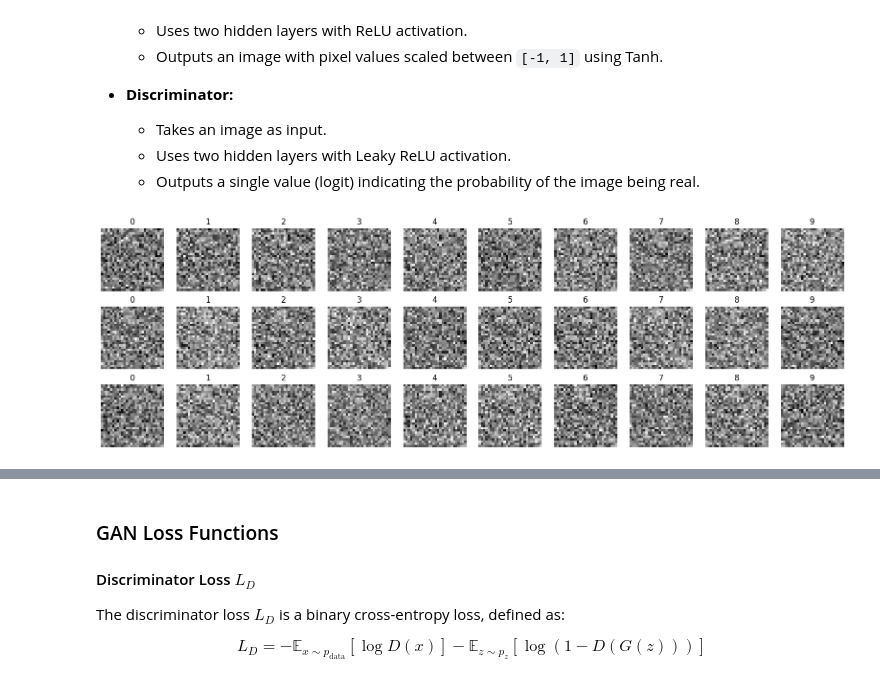
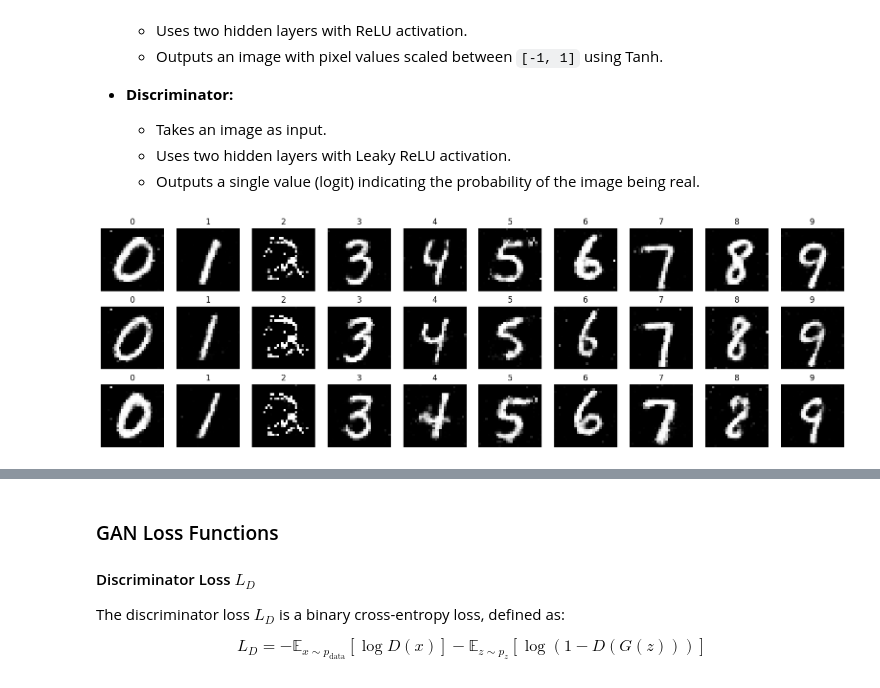
Before and after one commit to Lv1g1/GAN-NAML-Project, a Jupyter notebook: GAN.ipynb, the cells around one changed output, grey strips where cells are left out. Saved outputs shown, nothing was run; the diff lists cells and outputs as text; code cells hidden in the pictures.

Commit message:
Trained a few models

```diff
--- a/GAN.ipynb
+++ b/GAN.ipynb
@@ -24,16 +25,16 @@ validation_size = 10000
 
 rng = jax.random.PRNGKey(0)
 
-num_epochs = 1000
+num_epochs = 300
 gen_alpha = 0.5
 gen_beta = 0.999
 disc_alpha = 0.5
 disc_beta = 0.999
 gen_learning_rate = 1e-4
-disc_learning_rate = 1e-4
+disc_learning_rate = 1.618e-4
 
 # Define the checkpoint directory
-MODEL_DIR = os.path.abspath("models/small")
+MODEL_DIR = os.path.abspath("models/test6")
 
 LOAD_MODEL = True
 # %%
@@ -286,14 +287,8 @@ gen_optimizer = optax.adam(gen_learning_rate, b1=gen_alpha, b2=gen_beta)
 disc_optimizer = optax.adam(disc_learning_rate, b1=disc_alpha, b2=disc_beta)
 
 if LOAD_MODEL:
-    # Restore the checkpoint
-    gen_params, disc_params = checkpoints.restore_checkpoint(
-        ckpt_dir=MODEL_DIR,
-        target=None
-    )
-
-    with open(f"{MODEL_DIR}/training_params.pkl", "rb") as f:
-        gen_opt_state, disc_opt_state, loss_history = pickle.load(f)
+    with open(f"{MODEL_DIR}/model_params.pkl", "rb") as f:
+        gen_params, disc_params, gen_opt_state, disc_opt_state, loss_history = pickle.load(f)
 
 else:
     # Initialize the generator and discriminator parameters
@@ -314,9 +309,9 @@ sample_z = jax.random.normal(key, (10, latent_dim))
 sample_labels = jnp.array([0, 1, 2, 3, 4, 5, 6, 7, 8, 9])
 gen_images = []
 # %%
-show_digits(gen.apply(gen_params, jax.random.normal(gen_key, (30, latent_dim)), jnp.arange(30)%10), jnp.arange(30)%10)
+show_digits(gen.apply(gen_params, jax.random.normal(key, (30, latent_dim)), jnp.arange(30)%10), jnp.arange(30)%10)
 # %% [output]
-[figure, old version]
+[figure, new version]
 # %%
 # Print generator parameters
 print("Generator parameters:")
```
Also changed, not shown: parts of 11 cells of this notebook, 13 other files.
